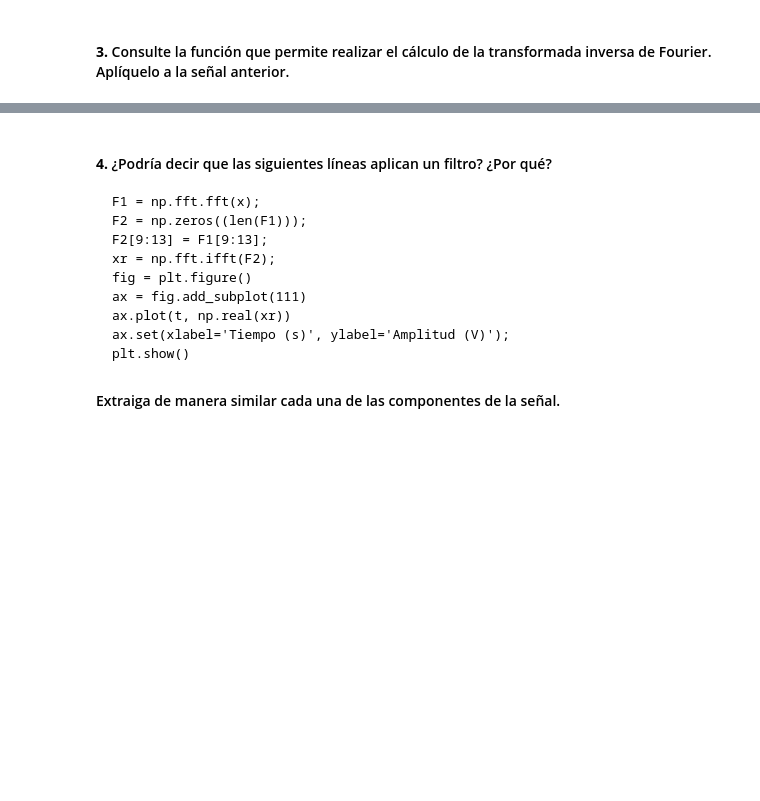
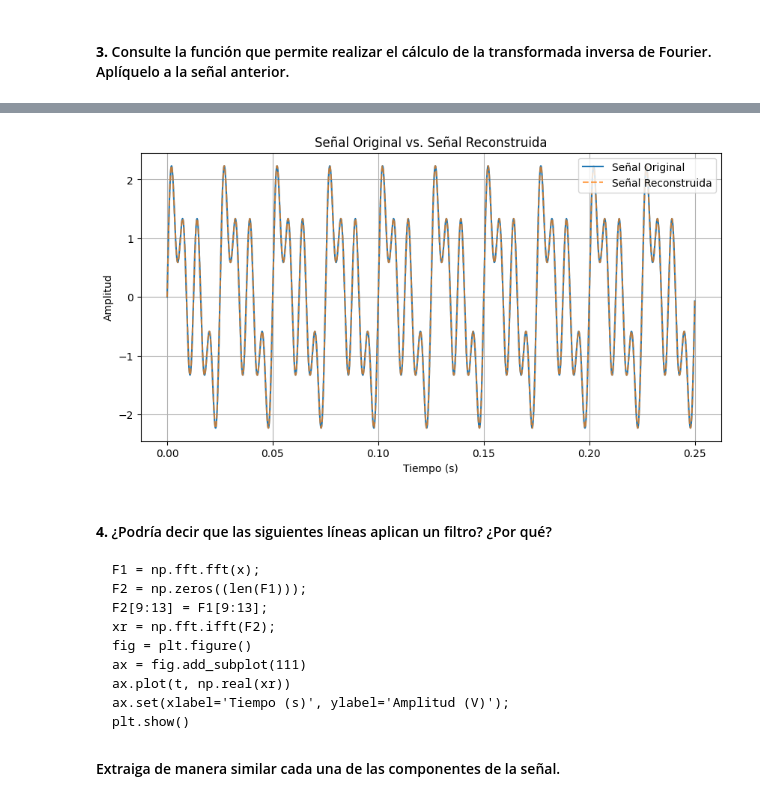
Before and after one commit to marianayarce1224/lab_biosenales, a Jupyter notebook: PRACTICA5/P5_Python_G3.ipynb, the cells around one changed output, grey strips where cells are left out. Cells and saved outputs as stored; diff of their text form; code cells hidden in the pictures; blank space fills up the shorter version.

```diff
--- a/PRACTICA5/P5_Python_G3.ipynb
+++ b/PRACTICA5/P5_Python_G3.ipynb
@@ -48,3 +161,17 @@ plt.show()
+# %%
+x_continua = np.fft.ifft(X)
+
+plt.figure(figsize=(10, 5))
+plt.plot(t10, x10, label='Señal Original')
+plt.plot(t10, x_continua.real, linestyle='--', label='Señal Reconstruida', alpha=0.7)
+plt.title('Señal Original vs. Señal Reconstruida')
+plt.xlabel('Tiempo (s)')
+plt.ylabel('Amplitud')
+plt.grid()
+plt.legend()
+plt.show()
+# %% [output]
+[figure, added]
 # %% [markdown]
 <h4><b>4.</b> ¿Podría decir que las siguientes líneas aplican un filtro? ¿Por qué?</h4>
 
```
Also changed, not shown: parts of 24 cells of this notebook.
